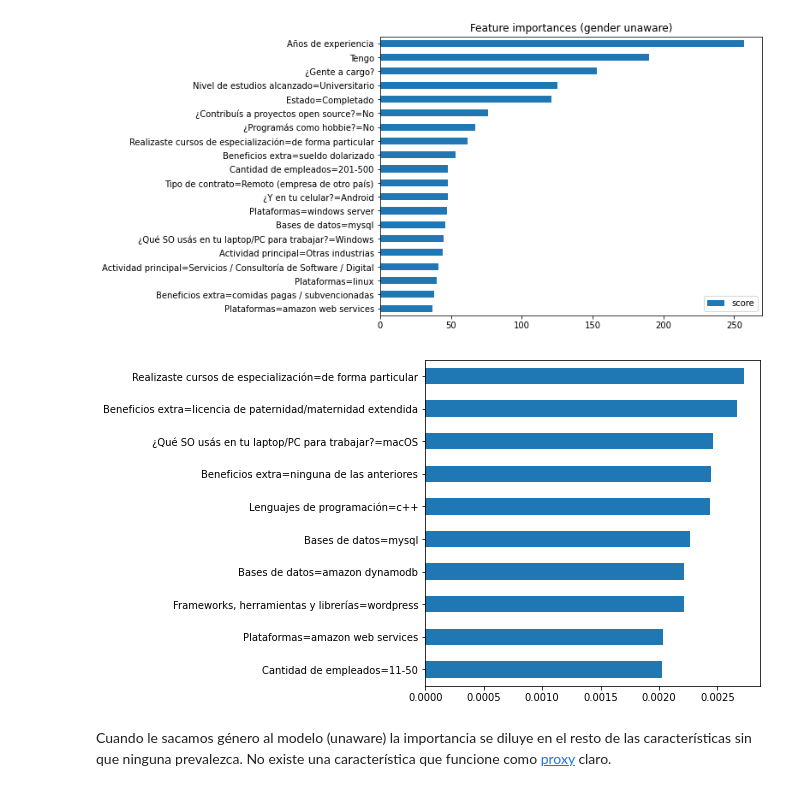
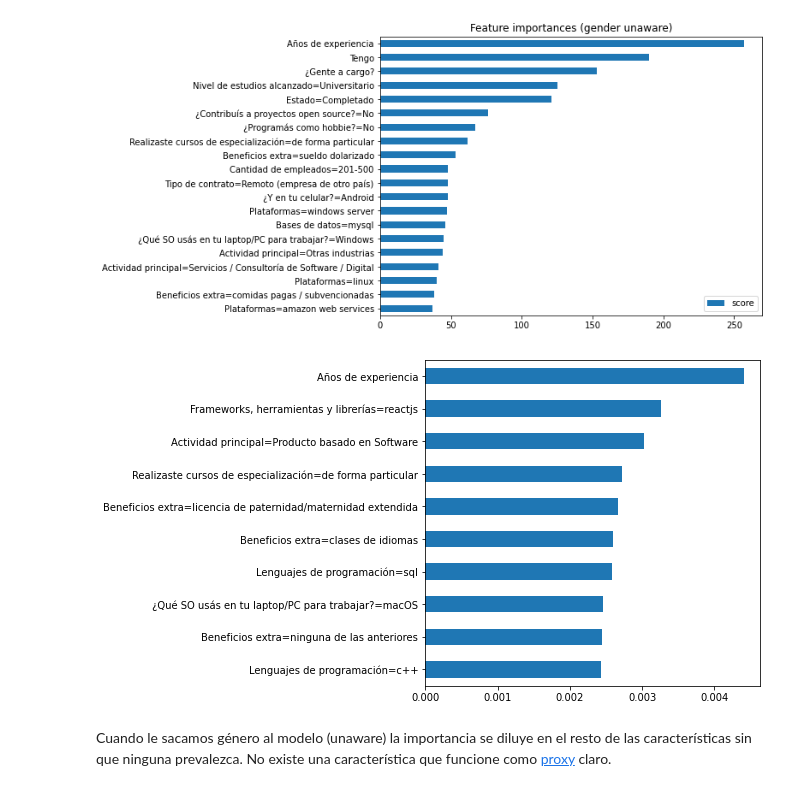
Before and after one commit to seppo0010/sysarmy-sueldos-2020.1, a Jupyter notebook: notebook/Brecha de género.ipynb, the cells around one changed output. Cells and saved outputs as stored; diff of their text form; code cells hidden in the pictures.

```diff
--- a/notebook/Brecha de género.ipynb
+++ b/notebook/Brecha de género.ipynb
@@ -337,13 +337,13 @@ class Model:
             row['Tengo'],
         ])
 
-    def fit(self, X, y):
+    def fit(self, X, y, **params):
         counts = {}
         for i in range(X.shape[0]):
             for word in self.row_to_words(X.iloc[i]):
                 counts[word] = counts.get(word, 0) + 1
         self.valid_words_ = [word for word, c in counts.items() if c > 0.01*X.shape[0]]
-        self.regressor_.fit(X.apply(self.encode_row, axis=1).astype(float), y)
+        self.regressor_.fit(X.apply(self.encode_row, axis=1).astype(float), y, **params)
         return self
 
     def predict(self, X):
@@ -542,19 +542,19 @@ data.plot(kind='barh', figsize=(8, 6), title='Feature importances (gender unawar
 # %%
 scores = models['gender-aware'].regressor_.get_booster().get_score(importance_type='weight')
 sum_scores = sum(scores.values())
 f = models['gender-aware'].valid_words_ + [ '¿Gente a cargo?', 'Años de experiencia', 'Tengo']
 feature_important_aw = {f[int(k)]: v / sum_scores for k, v in scores.items()}
 
 scores = models['gender-unaware'].regressor_.get_booster().get_score(importance_type='weight')
 sum_scores = sum(scores.values())
 f = models['gender-unaware'].valid_words_ + [ '¿Gente a cargo?', 'Años de experiencia', 'Tengo']
-feature_important_unaw = {f[int(k)]: v / sum_scores for k, v in models['gender-unaware'].regressor_.get_booster().get_score(importance_type='weight').items()}
+feature_important_unaw = {f[int(k)]: v / sum_scores for k, v in scores.items()}
 
-diff = pd.Series({k: (v - feature_important_aw.get(k, 0)) for k, v in feature_important_unaw.items()}).sort_values()
+diff = pd.Series({k: np.abs(v - feature_important_aw.get(k, 0)) for k, v in feature_important_unaw.items()}).sort_values()
 plt.subplots(1, 1, figsize=(6, 6))
 diff.tail(10).plot.barh(ax=plt.subplot(1,1,1));
 # %% [output]
-[figure, old version]
+[figure, new version]
 # %% [markdown]
 Cuando le sacamos género al modelo (unaware) la importancia se diluye en el resto de las características sin que ninguna prevalezca. No existe una característica que funcione como [proxy](https://en.wikipedia.org/wiki/Proxy_(statistics)) claro.
 # %% [markdown]
```
Also changed, not shown: parts of 9 cells of this notebook.
